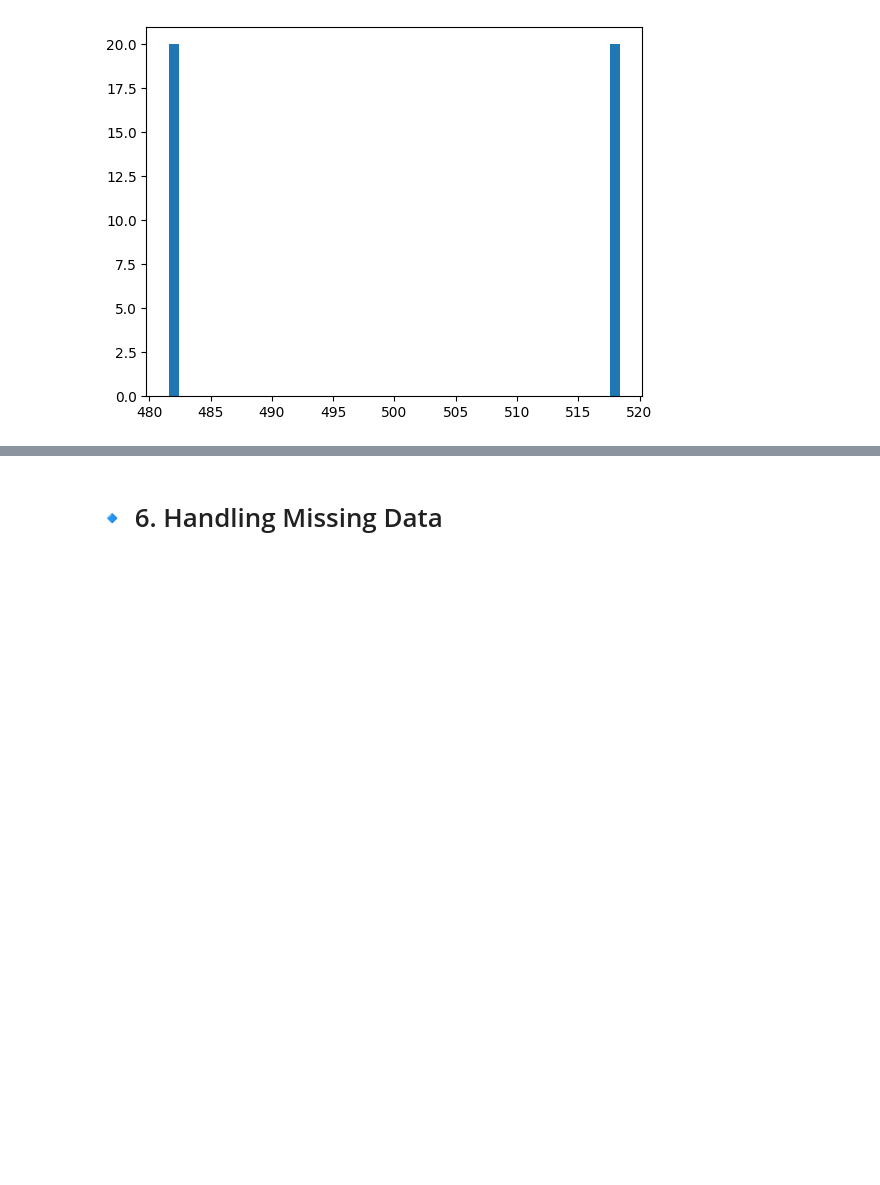
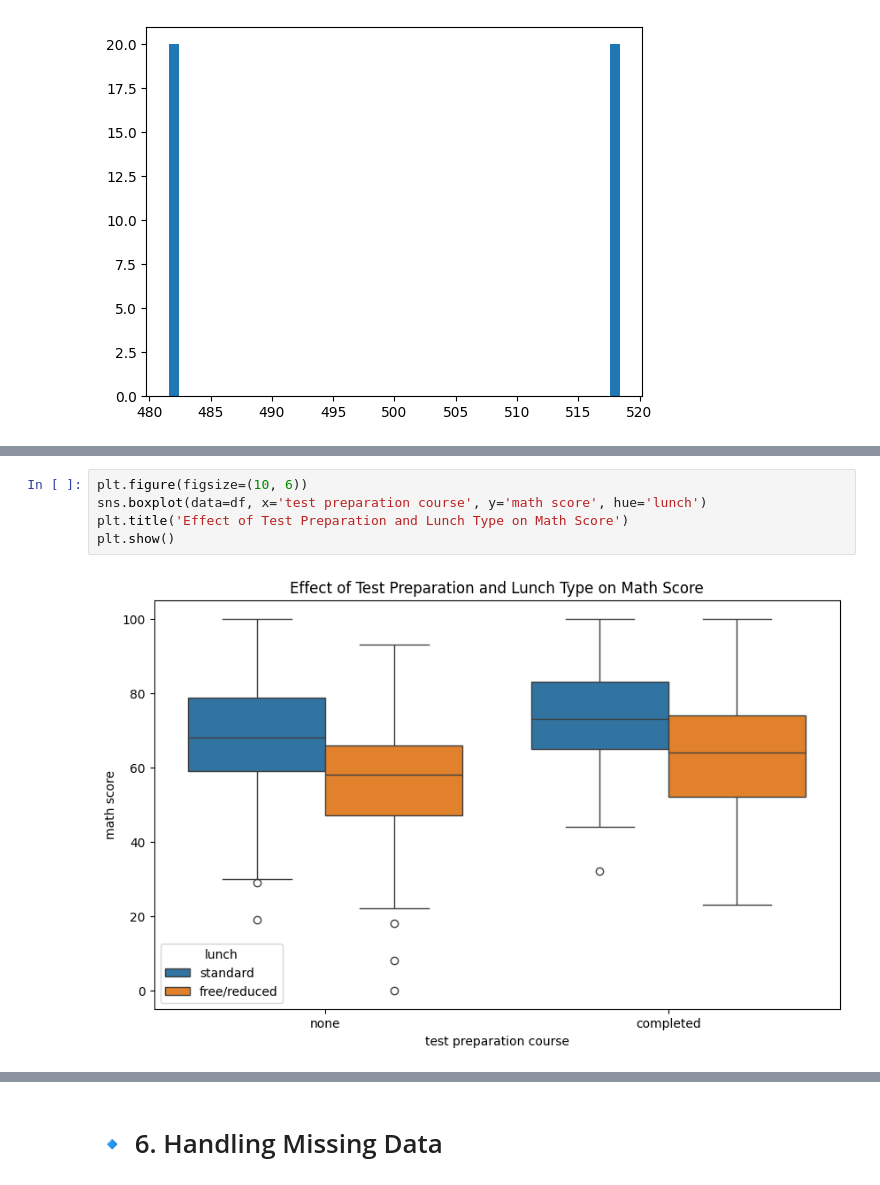
Before and after one commit to sbccas/data-analytics-using-python, a Jupyter notebook: 2_Lecture_Notes/Unit1_Fundamentals_of_Data_Analytics.ipynb, the cells around one changed output, grey strips where cells are left out. Drawn from its saved outputs; the diff is of its cells as text; blank space fills up the shorter version.

```diff
--- a/2_Lecture_Notes/Unit1_Fundamentals_of_Data_Analytics.ipynb
+++ b/2_Lecture_Notes/Unit1_Fundamentals_of_Data_Analytics.ipynb
@@ -297,0 +391,7 @@ if len(df.select_dtypes(include=np.number).columns) >= 2:
+# %%
+plt.figure(figsize=(10, 6))
+sns.boxplot(data=df, x='test preparation course', y='math score', hue='lunch')
+plt.title('Effect of Test Preparation and Lunch Type on Math Score')
+plt.show()
+# %% [output]
+[figure, added]
```
Also changed, not shown: parts of 15 cells of this notebook.
